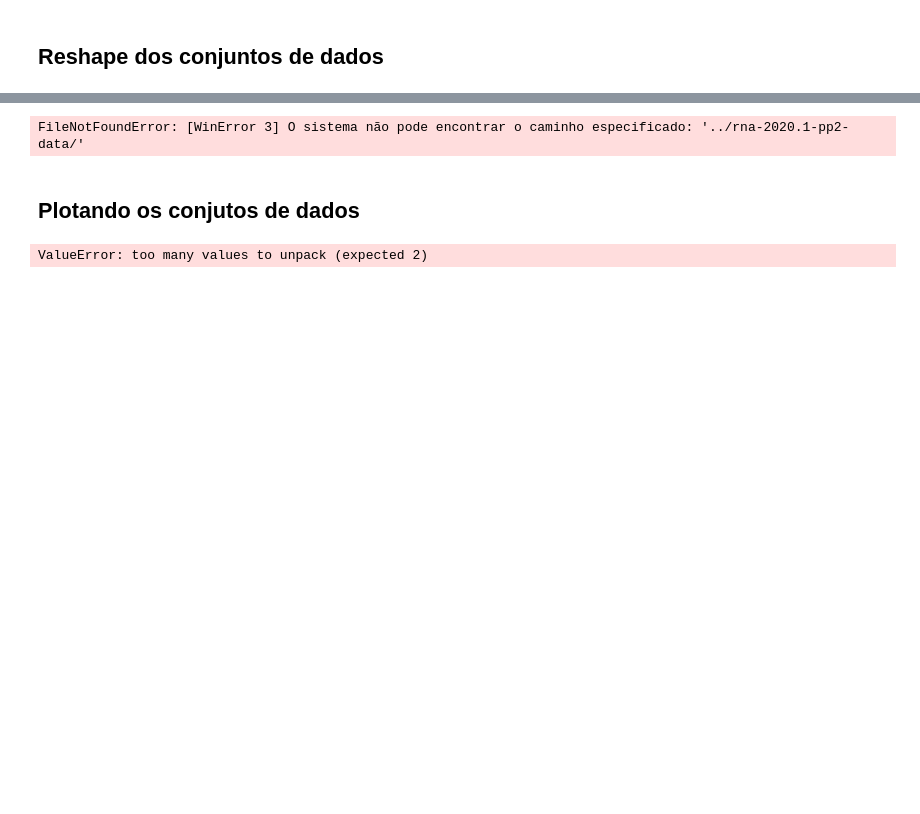
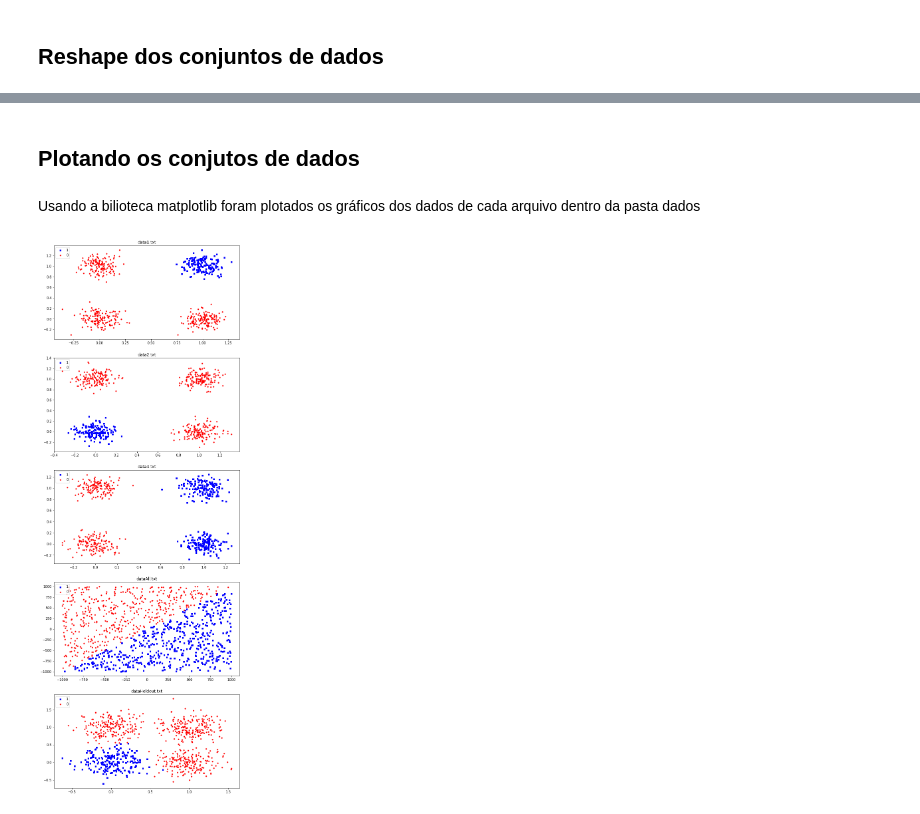
Before and after one commit to userddssilva/Perceptron-PP2-RNA2020.1, a Jupyter notebook: notebooks/visualizando_dataset.ipynb, the cells around one changed output, grey strips where cells are left out. Drawn from its saved outputs; the diff is of its cells as text; code cells hidden in the pictures; blank space fills up the shorter version.

```diff
--- a/notebooks/visualizando_dataset.ipynb
+++ b/notebooks/visualizando_dataset.ipynb
@@ -21,9 +21,5 @@ Visualizar o shape dos arquivos lidos foi feito mais por uma questão de enteder
 # %%
-def show_shape(full_path, file_data):
+for file_data in os.listdir('../dados/'):
+    full_path = os.path.join('../dados/', file_data)
     array = np.fromfile(file=full_path)
     print("No arquivo", file_data, "tem", array.shape, "itens.")
-
-def run_files_data(path_data):
-    for file_data in os.listdir(path_data):
-        full_path = os.path.join(path_data, file_data)
-        show_shape(full_path, file_data)
@@ -52,0 +37,5 @@ FileNotFoundError: [WinError 3] O sistema não pode encontrar o caminho especifi
+# %%
+for file_data in os.listdir('../dados/'):
+    full_path = os.path.join('../dados/', file_data)
+    array = np.fromfile(file=full_path)
+    print(array)
@@ -77,23 +58,32 @@ def run_files_data(path_data):
-# %%
-datasets = run_files_data('../rna-2020.1-pp2-data/')
-# %% [output]
-FileNotFoundError: [WinError 3] O sistema não pode encontrar o caminho especificado: '../rna-2020.1-pp2-data/'
+# %%
+datasets_list = []
+for file_data in os.listdir('../dados/'):
+    full_path = os.path.join('../dados/', file_data)
+    dataset = np.fromfile(full_path)
+    try:
+        number_samples = dataset.shape[0]//3
+        dataset = dataset.reshape(number_samples, 3)
+        datasets_list.append((dataset, file_data))
+    except:
+        pass
 # %% [markdown]
 ## Plotando os conjutos de dados
+# %% [markdown]
+Usando a bilioteca matplotlib foram plotados os gráficos dos dados de cada arquivo dentro da pasta dados
 # %%
 fig = plt.figure(figsize=(10, 30))
 number_dataset = 1
 for dataset, file_name in datasets:
    x = dataset[:,0]
    y = dataset[:,1]
    ax1 = fig.add_subplot(5,1,number_dataset)
    ax1.scatter(x[dataset[:,2] == 1.0], y[dataset[:,2] == 1.0], s=10, c='b', marker="s", label='1')
    ax1.scatter(x[dataset[:,2] == 0.0], y[dataset[:,2] == 0.0], s=10, c='r', marker="o", label='0')
-   ax1.set_tile(file_name)
+   ax1.set_title(file_name)
    plt.legend(loc='upper left')
    number_dataset += 1
-plt.savefig('images/datasets.png')
+plt.savefig('../images/datasets.png')
 plt.show()
 # %% [output]
-ValueError: too many values to unpack (expected 2)
+[figure, added]
 # %%
```
Also changed, not shown: parts of 11 cells of this notebook.
